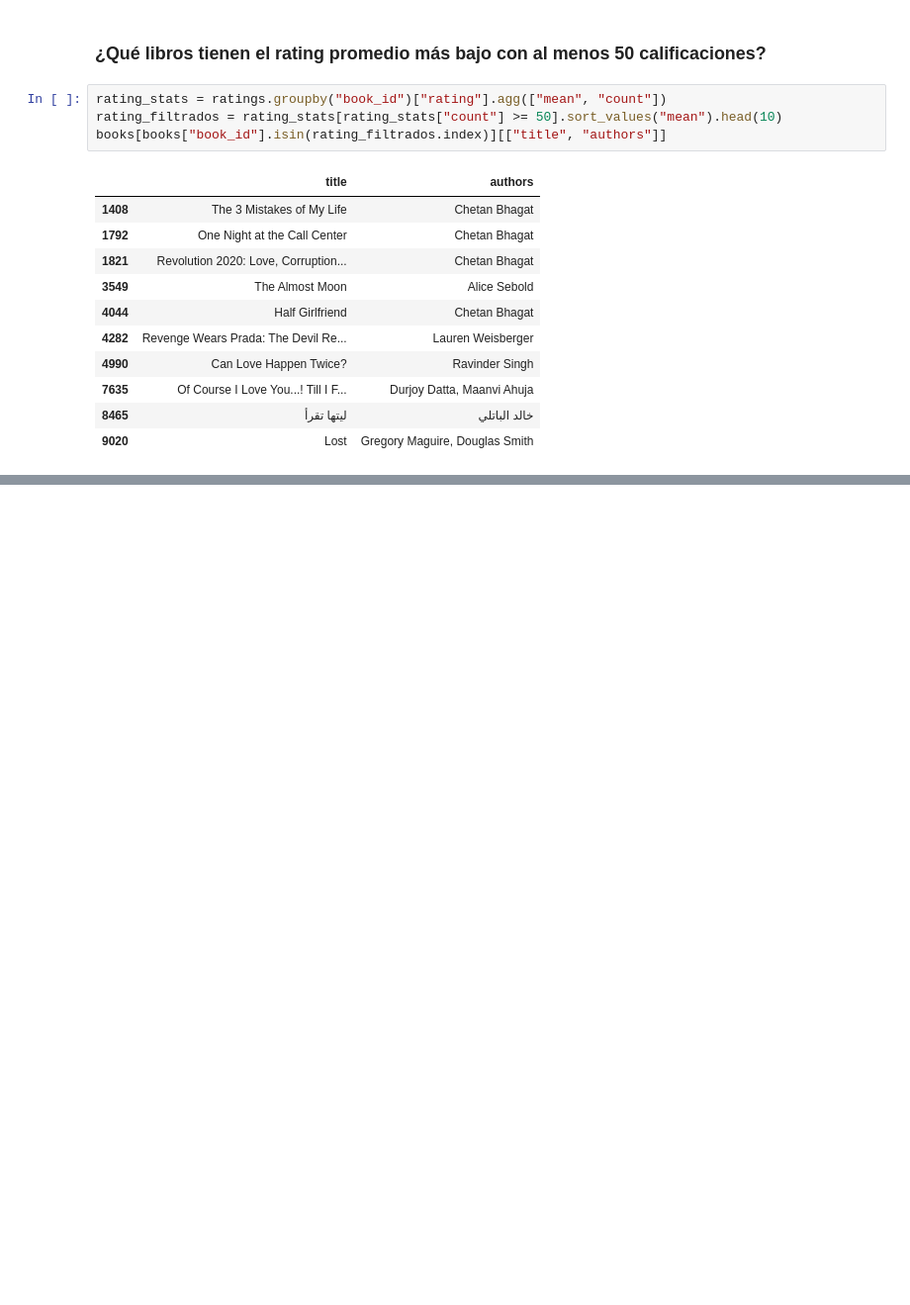
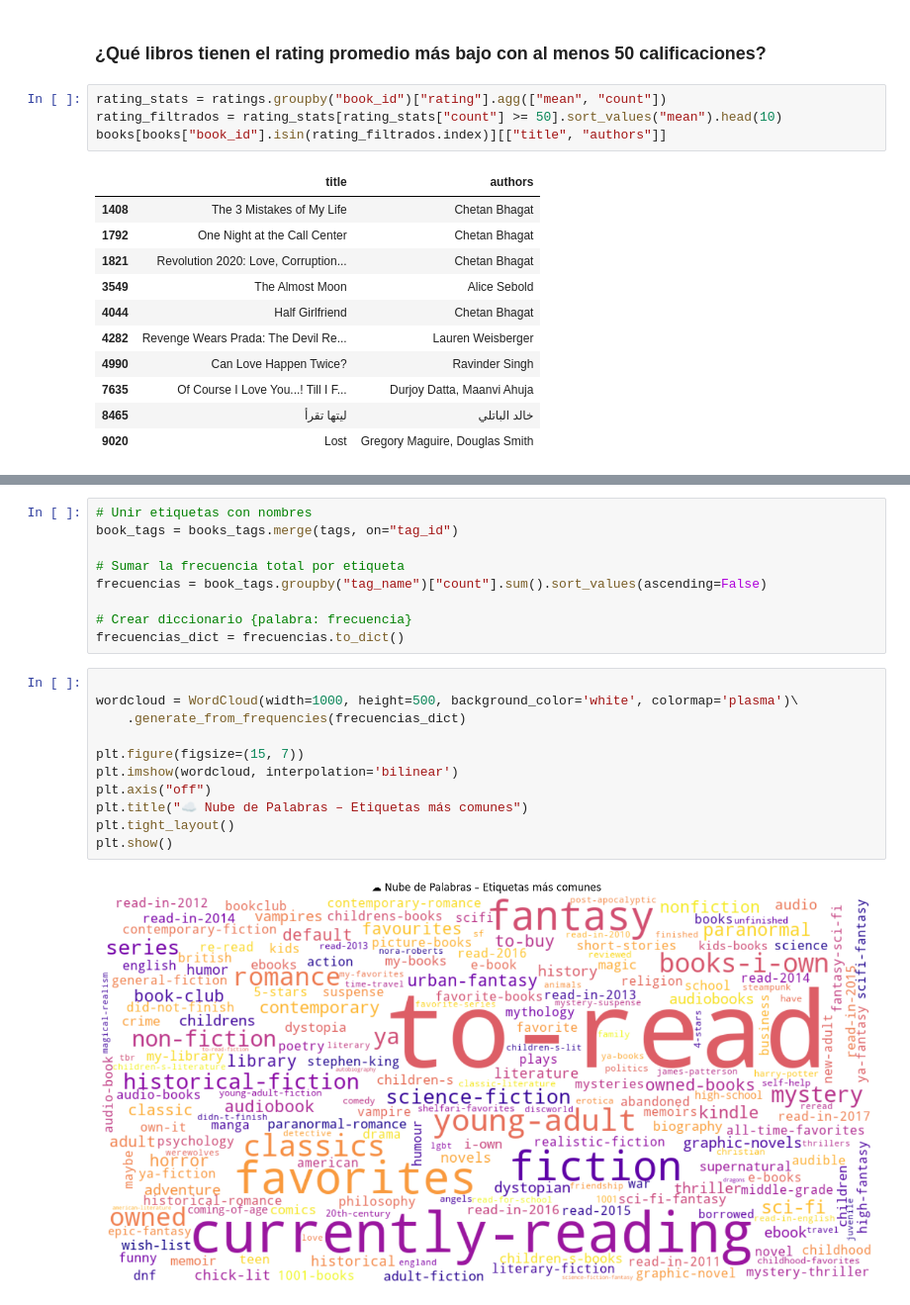
Before and after one commit to FelipeCarballo1991/BookBuddy-Sistema-de-Recomendacion-de-Libros, a Jupyter notebook: AnalisisExploratorio.ipynb, the cells around one changed output, grey strips where cells are left out. Shown at 99% size. Cells and saved outputs as stored; diff of their text form; blank space fills up the shorter version.

```diff
--- a/AnalisisExploratorio.ipynb
+++ b/AnalisisExploratorio.ipynb
@@ -197,0 +225,22 @@ books[books["book_id"].isin(rating_filtrados.index)][["title", "authors"]]
+# %%
+# Unir etiquetas con nombres
+book_tags = books_tags.merge(tags, on="tag_id")
+
+# Sumar la frecuencia total por etiqueta
+frecuencias = book_tags.groupby("tag_name")["count"].sum().sort_values(ascending=False)
+
+# Crear diccionario {palabra: frecuencia}
+frecuencias_dict = frecuencias.to_dict()
+# %%
+
+wordcloud = WordCloud(width=1000, height=500, background_color='white', colormap='plasma')\
+    .generate_from_frequencies(frecuencias_dict)
+
+plt.figure(figsize=(15, 7))
+plt.imshow(wordcloud, interpolation='bilinear')
+plt.axis("off")
+plt.title("☁️ Nube de Palabras – Etiquetas más comunes")
+plt.tight_layout()
+plt.show()
+# %% [output]
+[figure, added]
```
Also changed, not shown: parts of 3 cells of this notebook.
